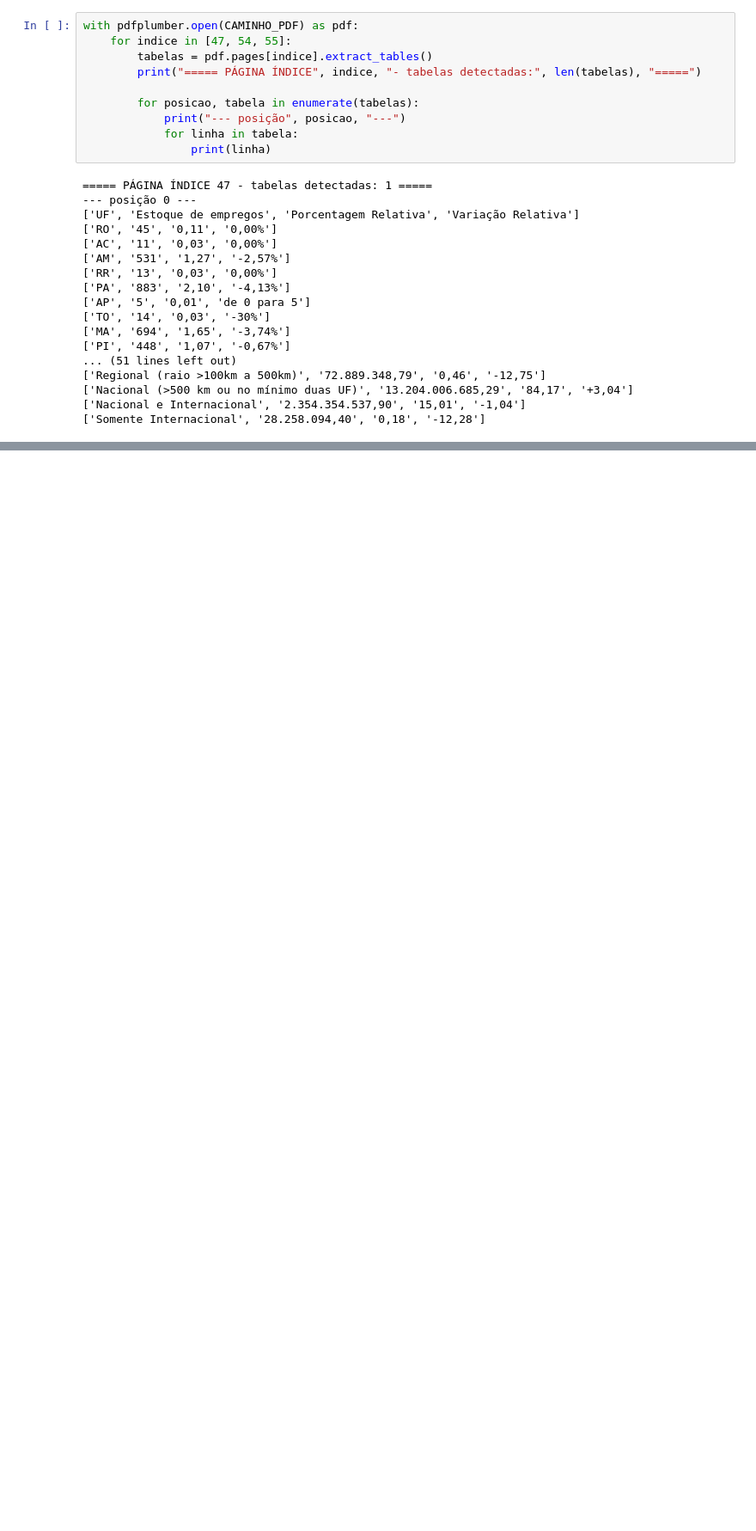
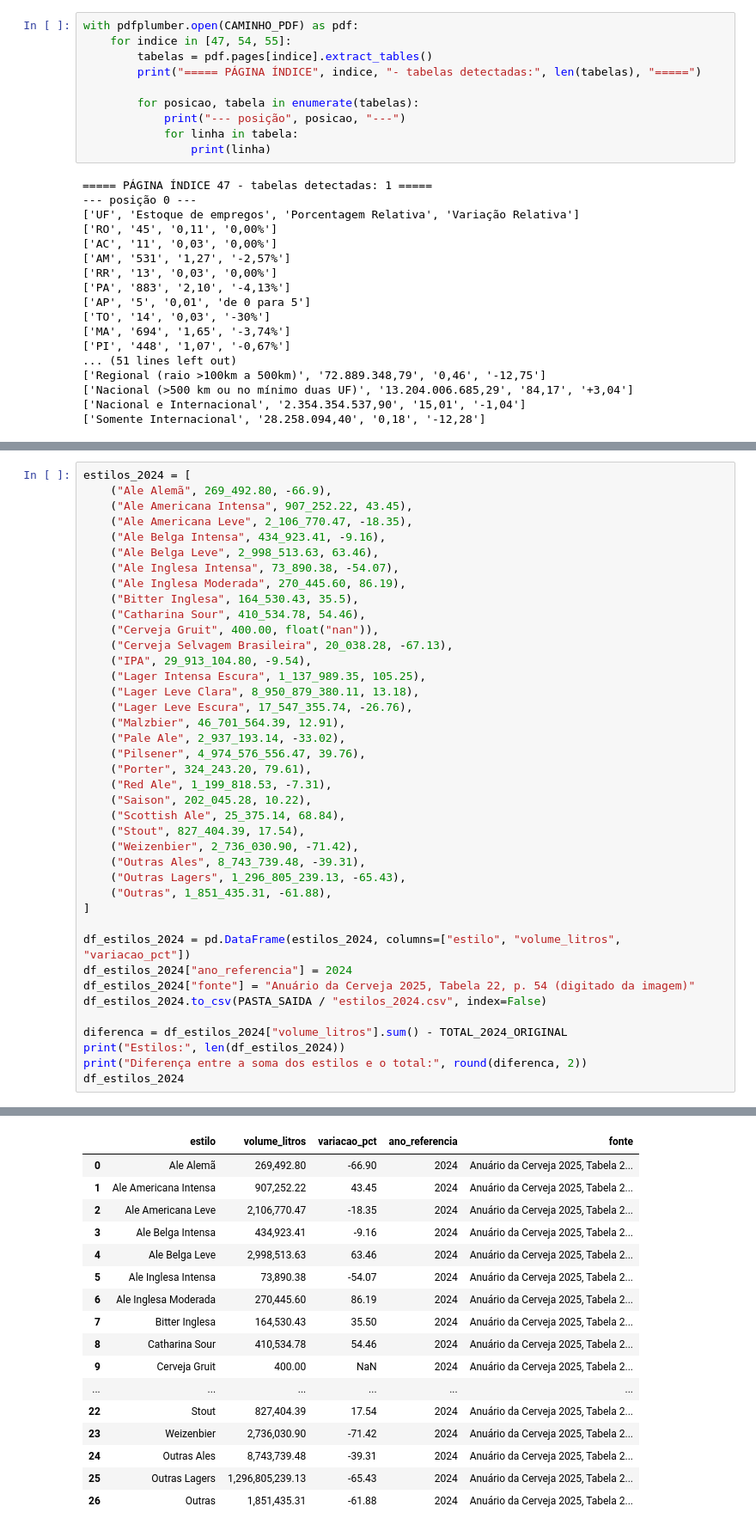
Before and after one commit to GianPlanezio/cerveja-brasil, a Jupyter notebook: notebooks/01_extracao.ipynb, the cells around one changed output, grey strips where cells are left out. Shown at 86% size. Saved outputs shown, nothing was run; the diff lists cells and outputs as text; blank space fills up the shorter version.

```diff
--- a/notebooks/01_extracao.ipynb
+++ b/notebooks/01_extracao.ipynb
@@ -224,0 +432,41 @@ with pdfplumber.open(CAMINHO_PDF) as pdf:
+# %%
+estilos_2024 = [
+    ("Ale Alemã", 269_492.80, -66.9),
+    ("Ale Americana Intensa", 907_252.22, 43.45),
+    ("Ale Americana Leve", 2_106_770.47, -18.35),
+    ("Ale Belga Intensa", 434_923.41, -9.16),
+    ("Ale Belga Leve", 2_998_513.63, 63.46),
+    ("Ale Inglesa Intensa", 73_890.38, -54.07),
+    ("Ale Inglesa Moderada", 270_445.60, 86.19),
+    ("Bitter Inglesa", 164_530.43, 35.5),
+    ("Catharina Sour", 410_534.78, 54.46),
+    ("Cerveja Gruit", 400.00, float("nan")),
+    ("Cerveja Selvagem Brasileira", 20_038.28, -67.13),
+    ("IPA", 29_913_104.80, -9.54),
+    ("Lager Intensa Escura", 1_137_989.35, 105.25),
+    ("Lager Leve Clara", 8_950_879_380.11, 13.18),
+    ("Lager Leve Escura", 17_547_355.74, -26.76),
+    ("Malzbier", 46_701_564.39, 12.91),
+    ("Pale Ale", 2_937_193.14, -33.02),
+    ("Pilsener", 4_974_576_556.47, 39.76),
+    ("Porter", 324_243.20, 79.61),
+    ("Red Ale", 1_199_818.53, -7.31),
+    ("Saison", 202_045.28, 10.22),
+    ("Scottish Ale", 25_375.14, 68.84),
+    ("Stout", 827_404.39, 17.54),
+    ("Weizenbier", 2_736_030.90, -71.42),
+    ("Outras Ales", 8_743_739.48, -39.31),
+    ("Outras Lagers", 1_296_805_239.13, -65.43),
+    ("Outras", 1_851_435.31, -61.88),
+]
+
+df_estilos_2024 = pd.DataFrame(estilos_2024, columns=["estilo", "volume_litros", "variacao_pct"])
+df_estilos_2024["ano_referencia"] = 2024
+df_estilos_2024["fonte"] = "Anuário da Cerveja 2025, Tabela 22, p. 54 (digitado da imagem)"
+df_estilos_2024.to_csv(PASTA_SAIDA / "estilos_2024.csv", index=False)
+
+diferenca = df_estilos_2024["volume_litros"].sum() - TOTAL_2024_ORIGINAL
+print("Estilos:", len(df_estilos_2024))
+print("Diferença entre a soma dos estilos e o total:", round(diferenca, 2))
+df_estilos_2024
+# %% [output]
@@ -224,0 +475,17 @@ with pdfplumber.open(CAMINHO_PDF) as pdf:
+|  | estilo | volume_litros | variacao_pct | ano_referencia | fonte |
+| 0 | Ale Alemã | 269,492.80 | -66.90 | 2024 | Anuário da Cerveja 2025, Tabela 2... |
+| 1 | Ale Americana Intensa | 907,252.22 | 43.45 | 2024 | Anuário da Cerveja 2025, Tabela 2... |
+| 2 | Ale Americana Leve | 2,106,770.47 | -18.35 | 2024 | Anuário da Cerveja 2025, Tabela 2... |
+| 3 | Ale Belga Intensa | 434,923.41 | -9.16 | 2024 | Anuário da Cerveja 2025, Tabela 2... |
+| 4 | Ale Belga Leve | 2,998,513.63 | 63.46 | 2024 | Anuário da Cerveja 2025, Tabela 2... |
+| 5 | Ale Inglesa Intensa | 73,890.38 | -54.07 | 2024 | Anuário da Cerveja 2025, Tabela 2... |
+| 6 | Ale Inglesa Moderada | 270,445.60 | 86.19 | 2024 | Anuário da Cerveja 2025, Tabela 2... |
+| 7 | Bitter Inglesa | 164,530.43 | 35.50 | 2024 | Anuário da Cerveja 2025, Tabela 2... |
+| 8 | Catharina Sour | 410,534.78 | 54.46 | 2024 | Anuário da Cerveja 2025, Tabela 2... |
+| 9 | Cerveja Gruit | 400.00 | NaN | 2024 | Anuário da Cerveja 2025, Tabela 2... |
+| ... | ... | ... | ... | ... | ... |
+| 22 | Stout | 827,404.39 | 17.54 | 2024 | Anuário da Cerveja 2025, Tabela 2... |
+| 23 | Weizenbier | 2,736,030.90 | -71.42 | 2024 | Anuário da Cerveja 2025, Tabela 2... |
+| 24 | Outras Ales | 8,743,739.48 | -39.31 | 2024 | Anuário da Cerveja 2025, Tabela 2... |
+| 25 | Outras Lagers | 1,296,805,239.13 | -65.43 | 2024 | Anuário da Cerveja 2025, Tabela 2... |
+| 26 | Outras | 1,851,435.31 | -61.88 | 2024 | Anuário da Cerveja 2025, Tabela 2... |
```
Also changed, not shown: parts of 7 cells of this notebook, 8 other files.
